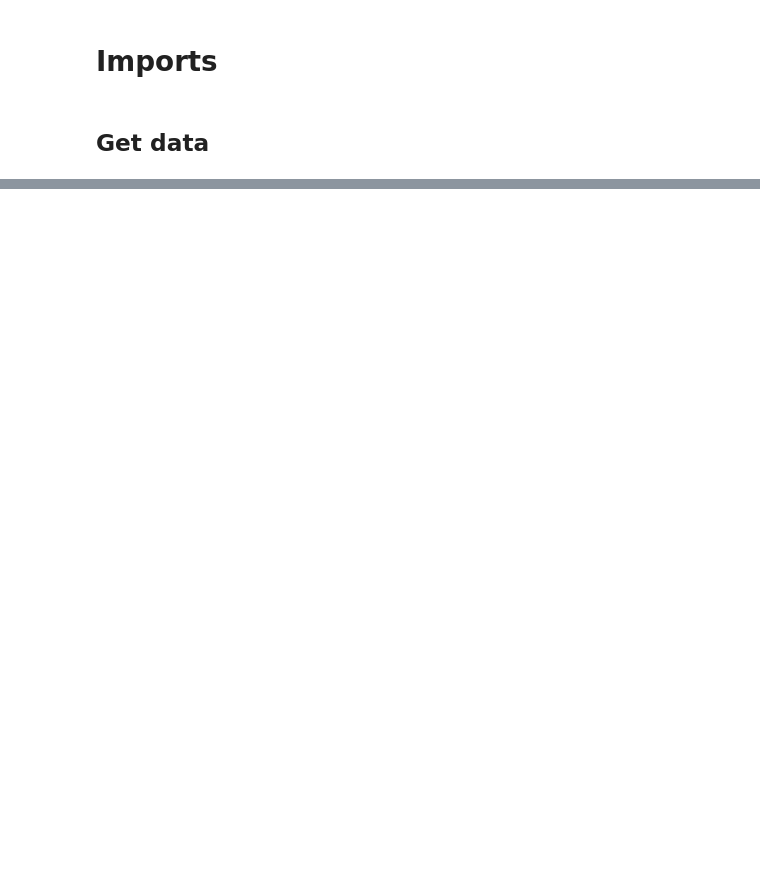
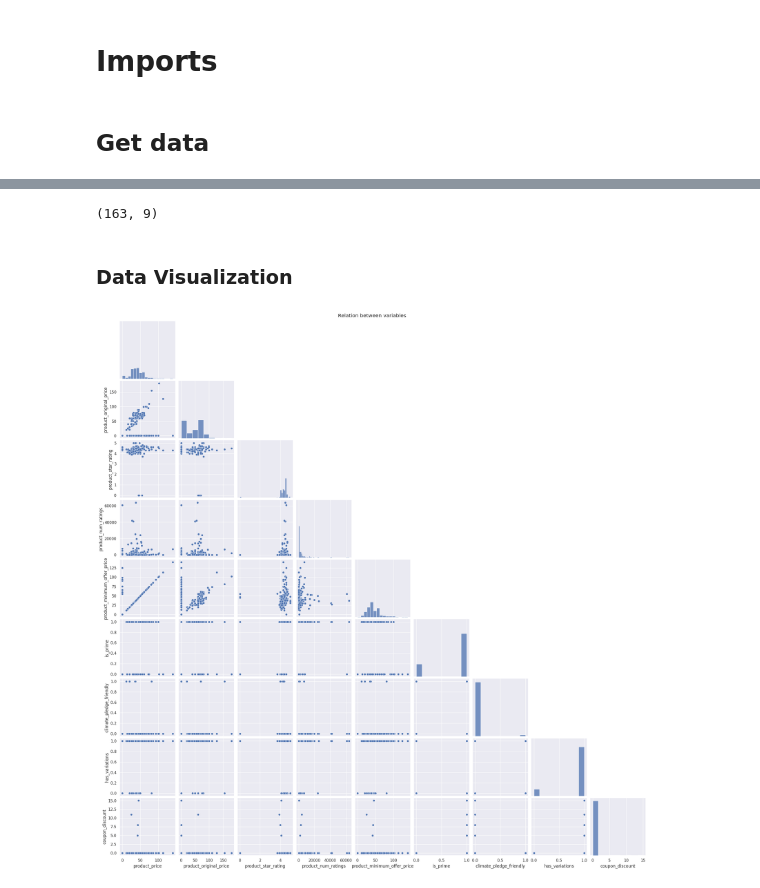
Before and after one commit to santiagoahl/amazon-mlops-dashboard, a Jupyter notebook: notebooks/predict_tennis_demand.ipynb, the cells around one changed output, grey strips where cells are left out. Cells and saved outputs as stored; diff of their text form; code cells hidden in the pictures; blank space fills up the shorter version.

Commit message:
Included 4x more data, built a simple linear regression model

```diff
--- a/notebooks/predict_tennis_demand.ipynb
+++ b/notebooks/predict_tennis_demand.ipynb
@@ -23,4 +23,4 @@ sns.set(style='darkgrid', palette='deep')
 # %% [markdown]
 ## Get data
 # %%
-df_tennis = pd.read_csv("../data/processed/tennis_2024-10-07.csv")
+df_tennis = pd.read_csv("../data/processed/tennis_merged.csv")
@@ -27 +43,7 @@ df_tennis = pd.read_csv("../data/processed/tennis_2024-10-07.csv")
+# %%
+cols = list(df_tennis.columns)
+
+input_cols = cols
+input_cols.remove("sales_volume")
+output_cols = ["sales_volume"]
 # %%
@@ -46,0 +53,12 @@ df_tennis
+# %%
+X = df_tennis[input_cols]
+y = df_tennis[output_cols]
+# %%
+X_train_raw, X_test, y_train_raw, y_test = train_test_split(X, y, test_size=0.2)
+X_train, X_val, y_train, y_val = train_test_split(X_train_raw, y_train_raw, train_size=0.66)
+# %%
+X_train.shape
+# %% [output]
+(163, 9)
+# %% [markdown]
+### Data Visualization
@@ -46,0 +67,10 @@ df_tennis
+# %%
+
+g = sns.pairplot(data=X_train, corner=True)
+
+g.fig.suptitle("Relation between variables", y=1.0)
+
+
+plt.show()
+# %% [output]
+[figure, added]
```
Also changed, not shown: parts of 15 cells of this notebook, 2 other files.
